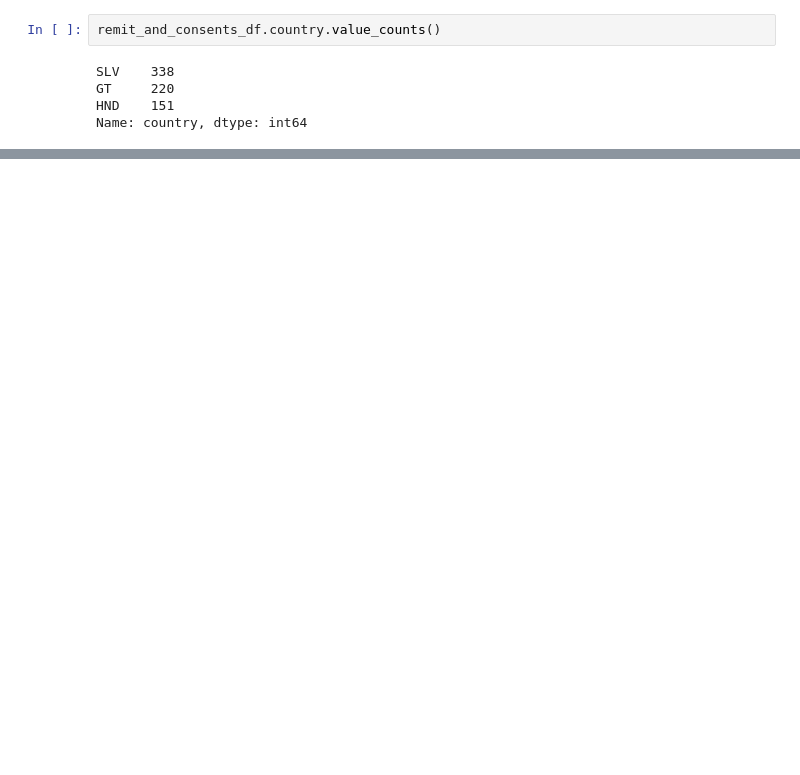
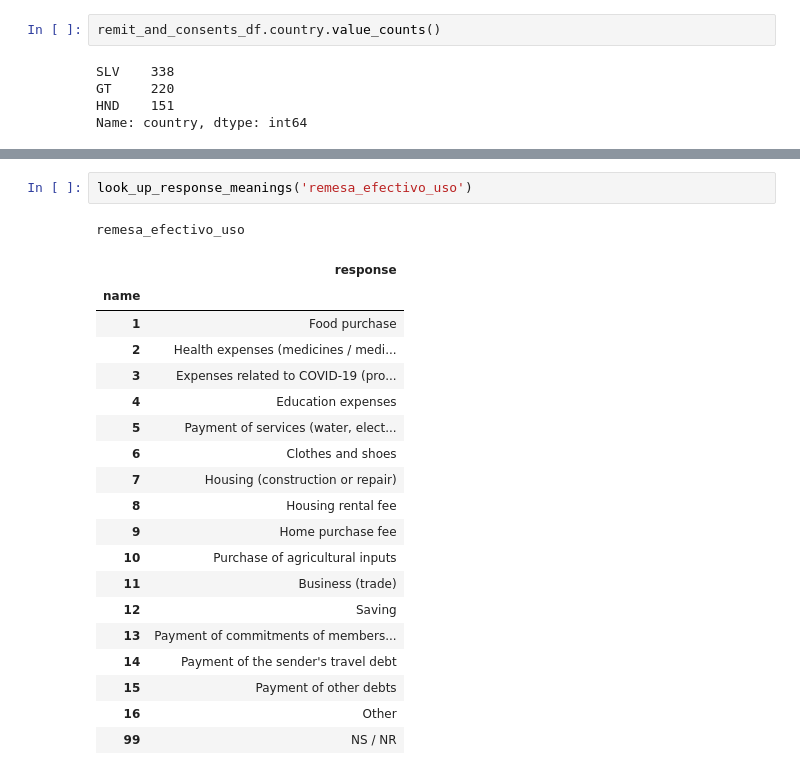
Before and after one commit to Shakes-tzd/DispellingMythsAboutRemittances, a Jupyter notebook: python_notebooks/00-data-tables.ipynb, the cells around one changed output, grey strips where cells are left out. Drawn from its saved outputs; the diff is of its cells as text; blank space fills up the shorter version.

```diff
--- a/00-data-tables.ipynb
+++ b/python_notebooks/00-data-tables.ipynb
@@ -401,0 +411,23 @@ Name: country, dtype: int64
+# %%
+look_up_response_meanings('remesa_efectivo_uso')
+# %% [output]
+remesa_efectivo_uso
+|  | response |
+| name |  |
+| 1 | Food purchase |
+| 2 | Health expenses (medicines / medi... |
+| 3 | Expenses related to COVID-19 (pro... |
+| 4 | Education expenses |
+| 5 | Payment of services (water, elect... |
+| 6 | Clothes and shoes |
+| 7 | Housing (construction or repair) |
+| 8 | Housing rental fee |
+| 9 | Home purchase fee |
+| 10 | Purchase of agricultural inputs |
+| 11 | Business (trade) |
+| 12 | Saving |
+| 13 | Payment of commitments of members... |
+| 14 | Payment of the sender's travel debt |
+| 15 | Payment of other debts |
+| 16 | Other |
+| 99 | NS / NR |
```
Also changed, not shown: parts of 23 cells of this notebook, 3 other files.
